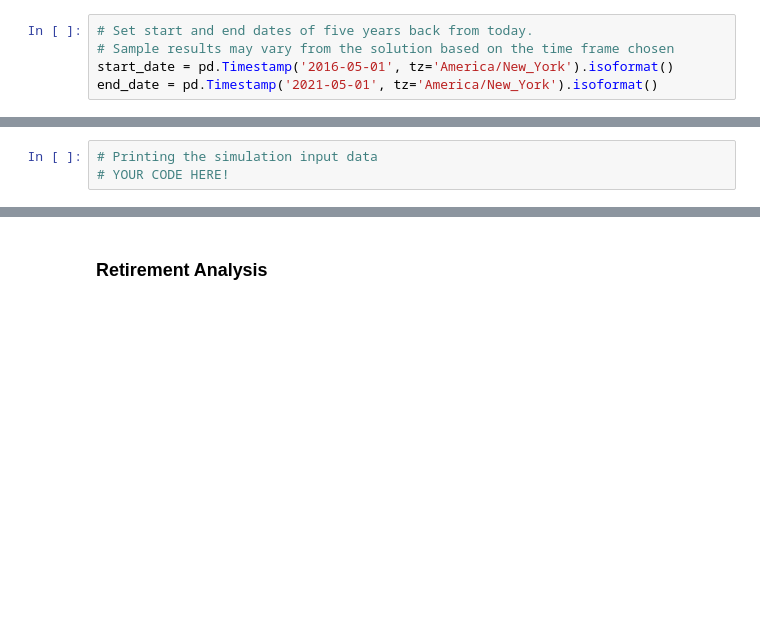
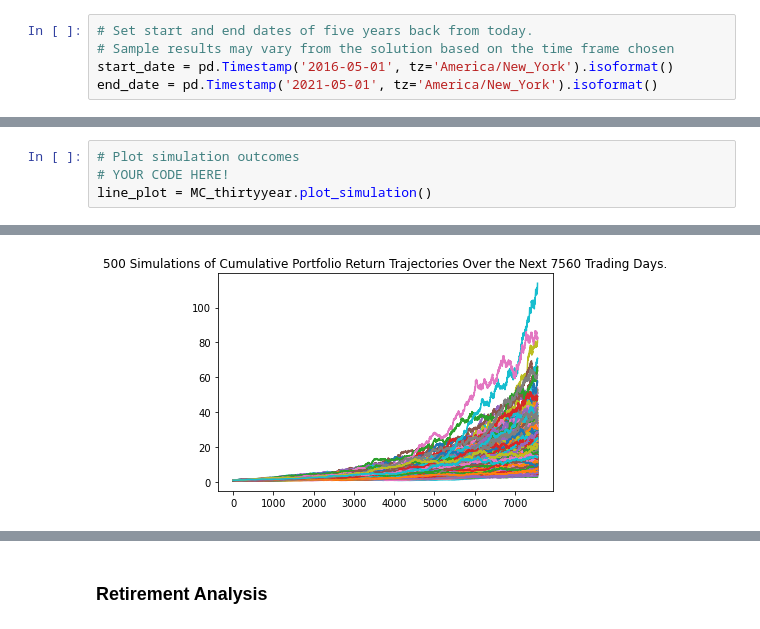
Before and after one commit to guninshahkhanna/Unit-5---Financial-Planning-Homework, a Jupyter notebook: Instructions/Starter_Code/financial-planner.ipynb, the cells around one changed output, grey strips where cells are left out. Drawn from its saved outputs; the diff is of its cells as text; blank space fills up the shorter version.

```diff
--- a/Instructions/Starter_Code/financial-planner.ipynb
+++ b/Instructions/Starter_Code/financial-planner.ipynb
@@ -192,4 +289,5 @@ df_stock_data.head()
 # %%
-# Printing the simulation input data
+# Plot simulation outcomes
 # YOUR CODE HERE!
+line_plot = MC_thirtyyear.plot_simulation()
 # %% [output]
@@ -203,0 +294 @@ df_stock_data.head()
+[figure, added]
```
Also changed, not shown: parts of 12 cells of this notebook.
